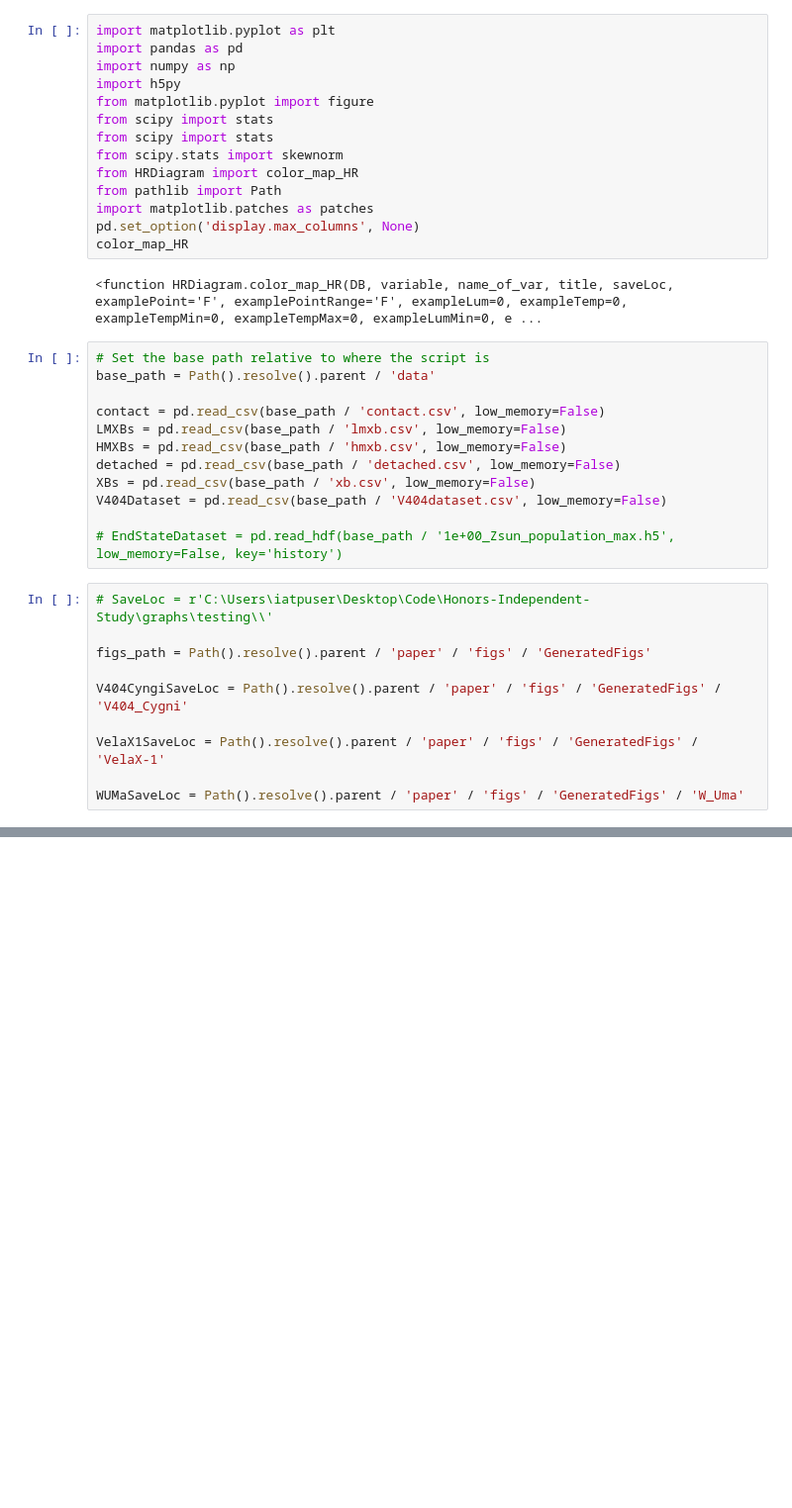
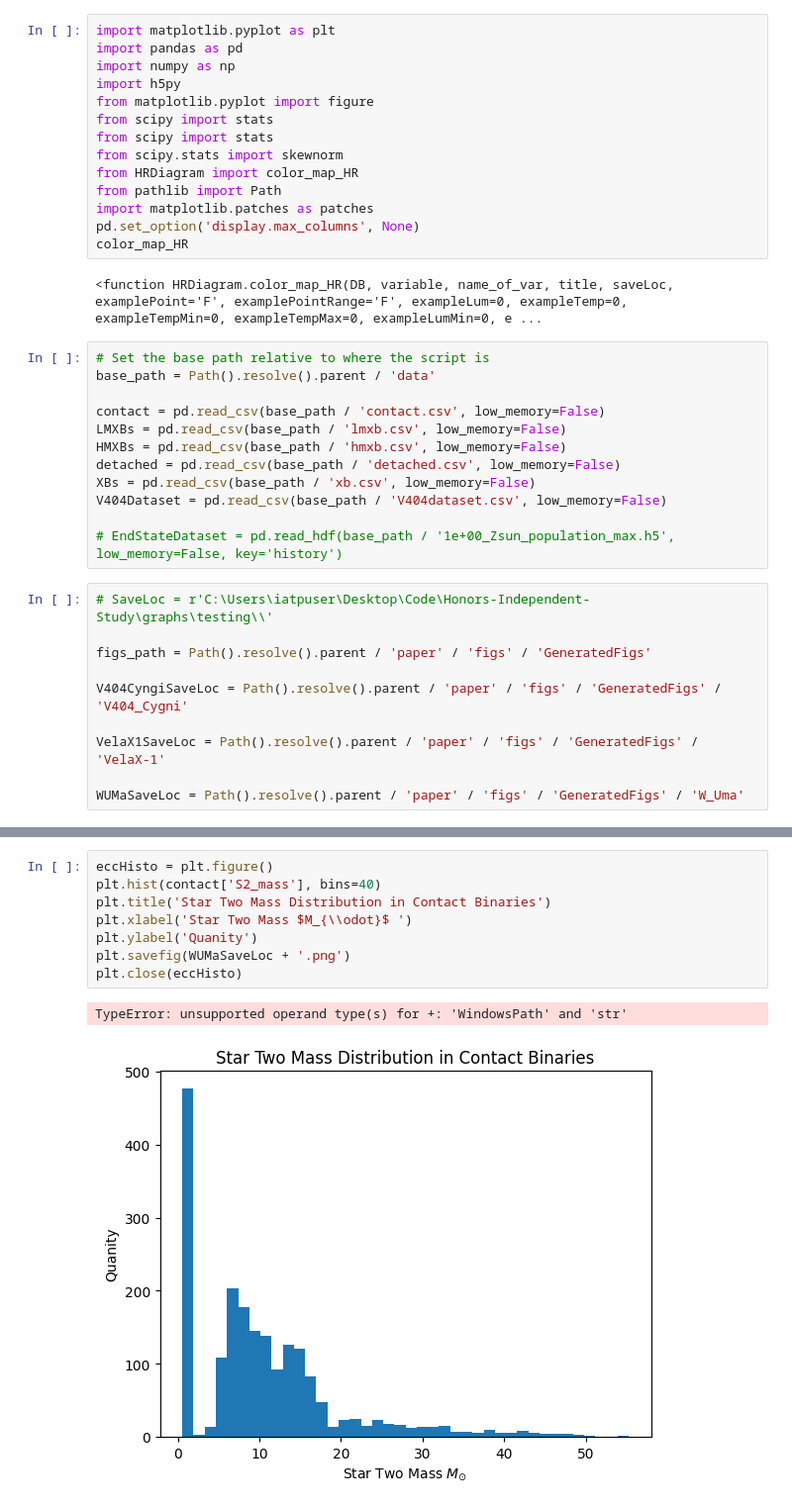
Before and after one commit to PiersonLip/Honors-Independent-Study, a Jupyter notebook: Code/Master-Grapher.ipynb, the cells around one changed output, grey strips where cells are left out. Shown at 99% size. Drawn from its saved outputs; the diff is of its cells as text; blank space fills up the shorter version.

```diff
--- a/Code/Master-Grapher.ipynb
+++ b/Code/Master-Grapher.ipynb
@@ -83,0 +238,11 @@ color_map_HR(DB = XBs, variable= 'S2_mass', name_of_var=r'Star Two $M_{\odot}$',
+# %%
+eccHisto = plt.figure()
+plt.hist(contact['S2_mass'], bins=40)
+plt.title('Star Two Mass Distribution in Contact Binaries')
+plt.xlabel('Star Two Mass $M_{\\odot}$ ')
+plt.ylabel('Quanity')
+plt.savefig(WUMaSaveLoc + '.png')
+plt.close(eccHisto)
+# %% [output]
+TypeError: unsupported operand type(s) for +: 'WindowsPath' and 'str'
+[figure, added]
```
Also changed, not shown: parts of 5 cells of this notebook, 36 other files.
